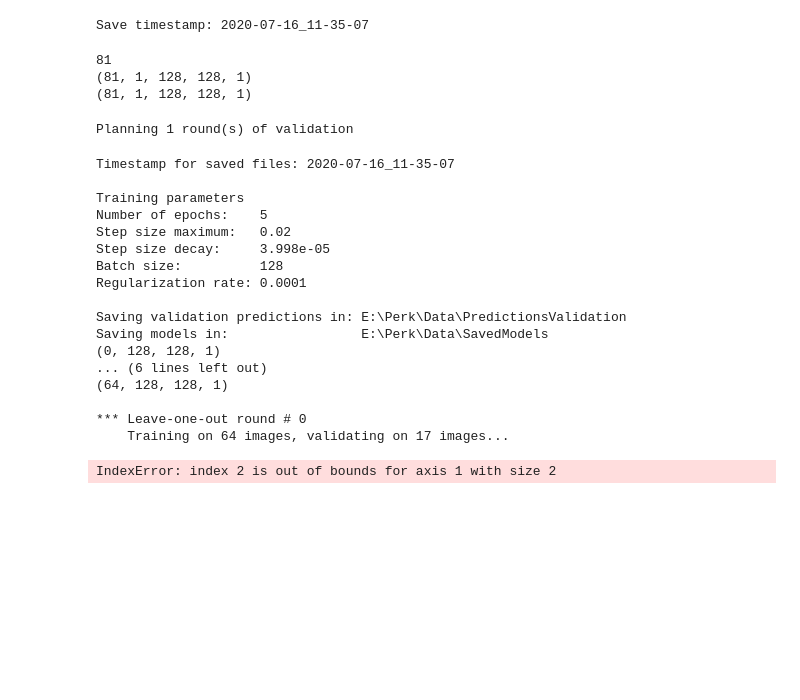
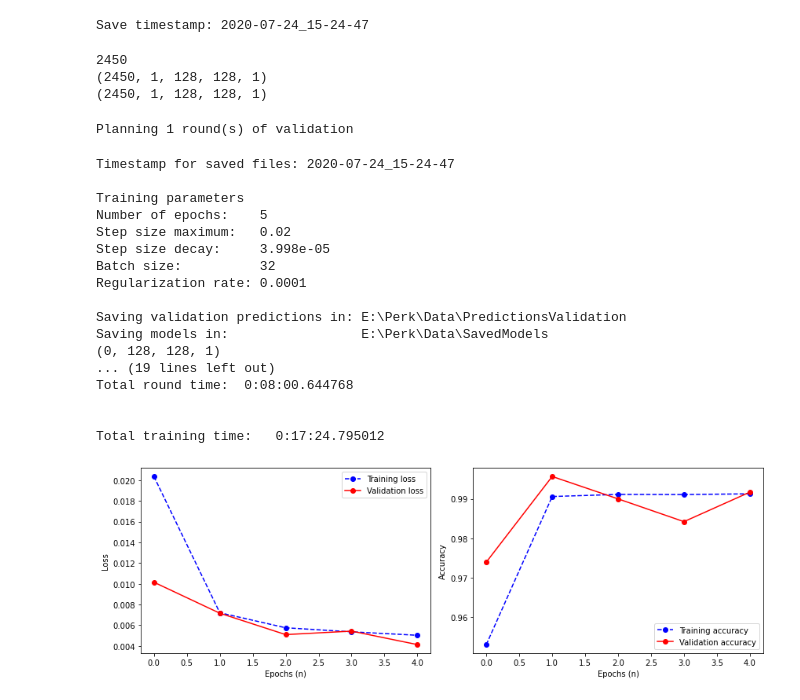
Before and after one commit to keiranbarr/aigt, a Jupyter notebook: UltrasoundSegmentation/UltrasoundBoneSegmentation-TF2.ipynb, the cells around one changed output. Cells and saved outputs as stored; diff of their text form; code cells hidden in the pictures; blank space fills up the shorter version.

```diff
--- a/UltrasoundSegmentation/UltrasoundBoneSegmentation-TF2.ipynb
+++ b/UltrasoundSegmentation/UltrasoundBoneSegmentation-TF2.ipynb
@@ -5,10 +5,8 @@ this_notebook_name = "UltrasoundBoneSegmentation-TF2"
 # Contains all output
 output_data_folder = r"E:\Perk\Data"
 # Contains the training data
-images_data_folder = r"E:\Perk\Dataset\Sub-evaluation-6-Erasmus-MC\Sub-evaluation-6-Erasmus-MC\train\images"
-labels_data_folder = r"E:\Perk\Dataset\Sub-evaluation-6-Erasmus-MC\Sub-evaluation-6-Erasmus-MC\train\labels"
-
-overwrite_existing_data_files = False
+images_data_folder = r"E:\Perk\Dataset\Sub-evaluation-4-Queens\Sub-evaluation-4-Queens\train\images"
+labels_data_folder = r"E:\Perk\Dataset\Sub-evaluation-4-Queens\Sub-evaluation-4-Queens\train\labels"
 
 # All results and output will be archived with this timestamp
 
@@ -23,7 +21,7 @@ import numpy as np
 ultrasound_size = 128
 num_classes = 2
 num_epochs = 500
-batch_size = 128
+batch_size = 32
 max_learning_rate = 0.02
 min_learning_rate = 0.00001
 regularization_rate = 0.0001
@@ -66,7 +64,7 @@ validation_schedule_patient = np.array([[0],[1],[2],[-1]])
 # because the new data is not organized by patient
 
 # functions as the dimension M in validation_schedule_patient
-percent_val_split = 20
+percent_val_split = 10
 # functions as the dimension N in validation_schedule_patient
 num_validation_rounds = 1
 
@@ -74,7 +72,7 @@ num_validation_rounds = 1
 roc_thresholds = [0.8, 0.6, 0.4, 0.2, 0.1, 0.01, 0.001]
 num_epochs = 5
 # %% [output]
-Save timestamp: 2020-07-16_11-35-07
+Save timestamp: 2020-07-24_15-24-47
 # %%
 import os
 import sys
@@ -119,6 +117,8 @@ for root, dirs, files in os.walk(images_data_folder):
             shape = arr.shape
             x_axis, y_axis = shape[0], shape[1]
             arr=zoom(arr,(128/x_axis,128/y_axis))
+            arr=arr/255
+
             arr = arr[:,:,np.newaxis]
             arr = arr[np.newaxis,:,:,:]
 
@@ -127,12 +127,16 @@ for root, dirs, files in os.walk(images_data_folder):
 for root, dirs, files in os.walk(labels_data_folder):
     for file in files:
         if file.endswith('.png'):
+            # TODO condense and clean this up
             label_path=os.path.join(root, file)
             arr = np.array(Image.open(label_path))
 
             shape = arr.shape
             x_axis, y_axis = shape[0], shape[1]
             arr=zoom(arr,(128/x_axis,128/y_axis))
+            arr=arr/255
+            arr=arr>0
+
             arr = arr[:,:,np.newaxis]
             arr = arr[np.newaxis,:,:,:]
 
@@ -146,9 +150,9 @@ print(n_images)
 print(np.shape(ultrasound_array))
 print(np.shape(segmentation_array))
 # %% [output]
-81
-(81, 1, 128, 128, 1)
-(81, 1, 128, 128, 1)
+2450
+(2450, 1, 128, 128, 1)
+(2450, 1, 128, 128, 1)
 # %%
 # Prepare validation rounds
 
@@ -202,7 +206,7 @@ for val_round_index in range(num_validation_rounds):
          np.shape(segmentation_array)[4]])
 
     val_ultrasound_data = train_ultrasound_data
-    val_segmentation_data = val_ultrasound_data
+    val_segmentation_data = train_segmentation_data
 
     print(np.shape(val_ultrasound_data))
     print(np.shape(train_ultrasound_data))
@@ -323,40 +327,40 @@ for val_round_index in range(num_validation_rounds):
             roc_thresholds, y_pred_val, val_segmentation_data, acceptable_margin_mm, mm_per_pixel)
 
         val_fuzzy_metrics[val_round_index] = evaluation_metrics.compute_evaluation_metrics(
             y_pred_val, val_segmentation_data, acceptable_margin_mm, mm_per_pixel)
 
         val_best_metrics[val_round_index]    = vali_metrics_dicts[vali_best_threshold_index]
         val_aurocs[val_round_index]          = vali_area
         val_best_thresholds[val_round_index] = roc_thresholds[vali_best_threshold_index]
 
     # Printing total time of this validation round
 
     print("\nTotal round time:  {}".format(datetime.datetime.now() - training_time_start))
     print("")
 
 
 time_sequence_stop = datetime.datetime.now()
 
 print("\nTotal training time:   {}".format(time_sequence_stop - time_sequence_start))
 # %% [output]
-Timestamp for saved files: 2020-07-16_11-35-07
+Timestamp for saved files: 2020-07-24_15-24-47
 
 Training parameters
 Number of epochs:    5
 Step size maximum:   0.02
 Step size decay:     3.998e-05
-Batch size:          128
+Batch size:          32
 Regularization rate: 0.0001
 
 Saving validation predictions in: E:\Perk\Data\PredictionsValidation
 Saving models in:                 E:\Perk\Data\SavedModels
 (0, 128, 128, 1)
-... (6 lines left out)
-(64, 128, 128, 1)
+... (19 lines left out)
+Total round time:  0:08:00.644768
 
-*** Leave-one-out round # 0
-    Training on 64 images, validating on 17 images...
+
+Total training time:   0:17:24.795012
-IndexError: index 2 is out of bounds for axis 1 with size 2
+[figure, added]
 # %%
 # Arrange results in tables
 
```
Also changed, not shown: parts of 6 cells of this notebook.
